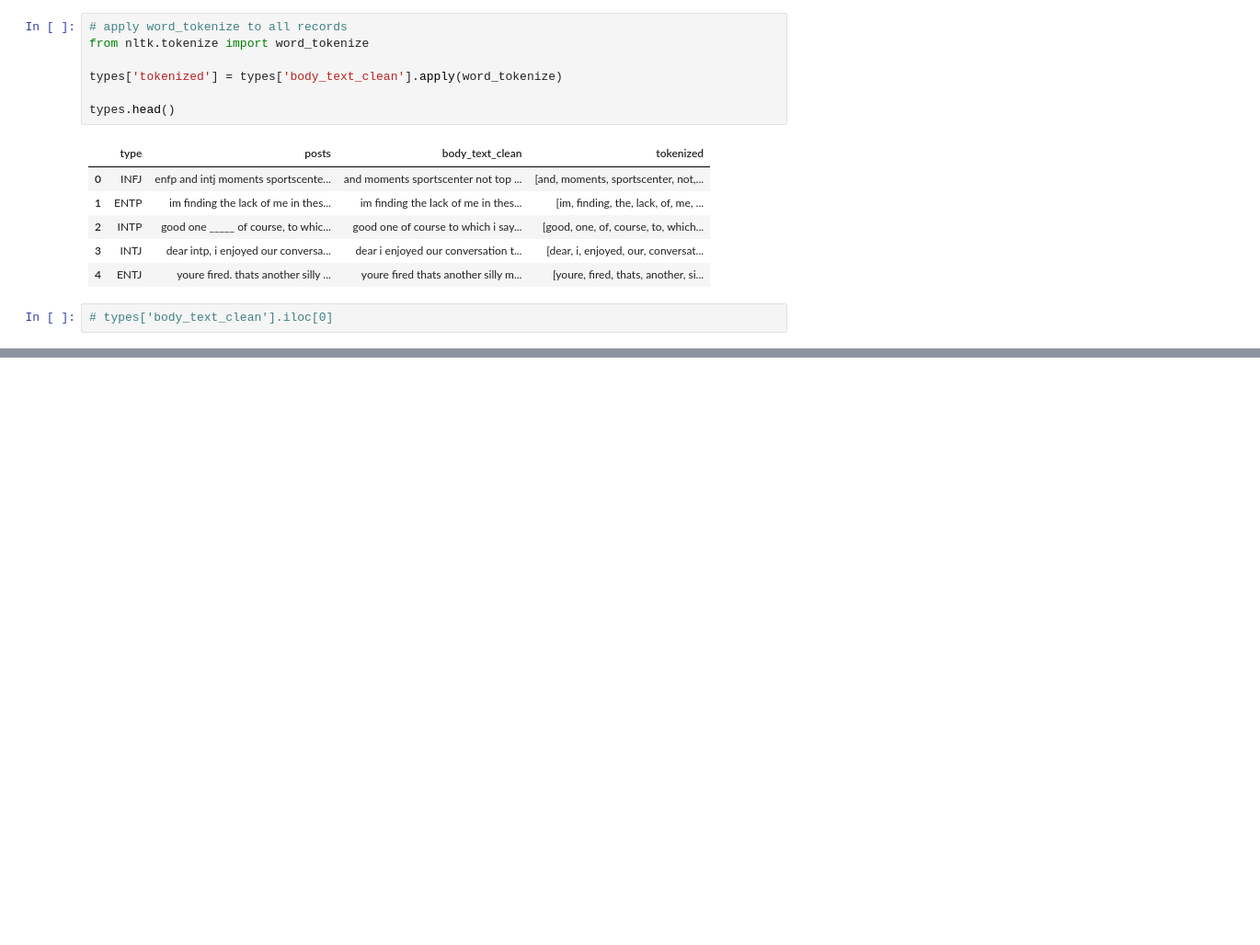
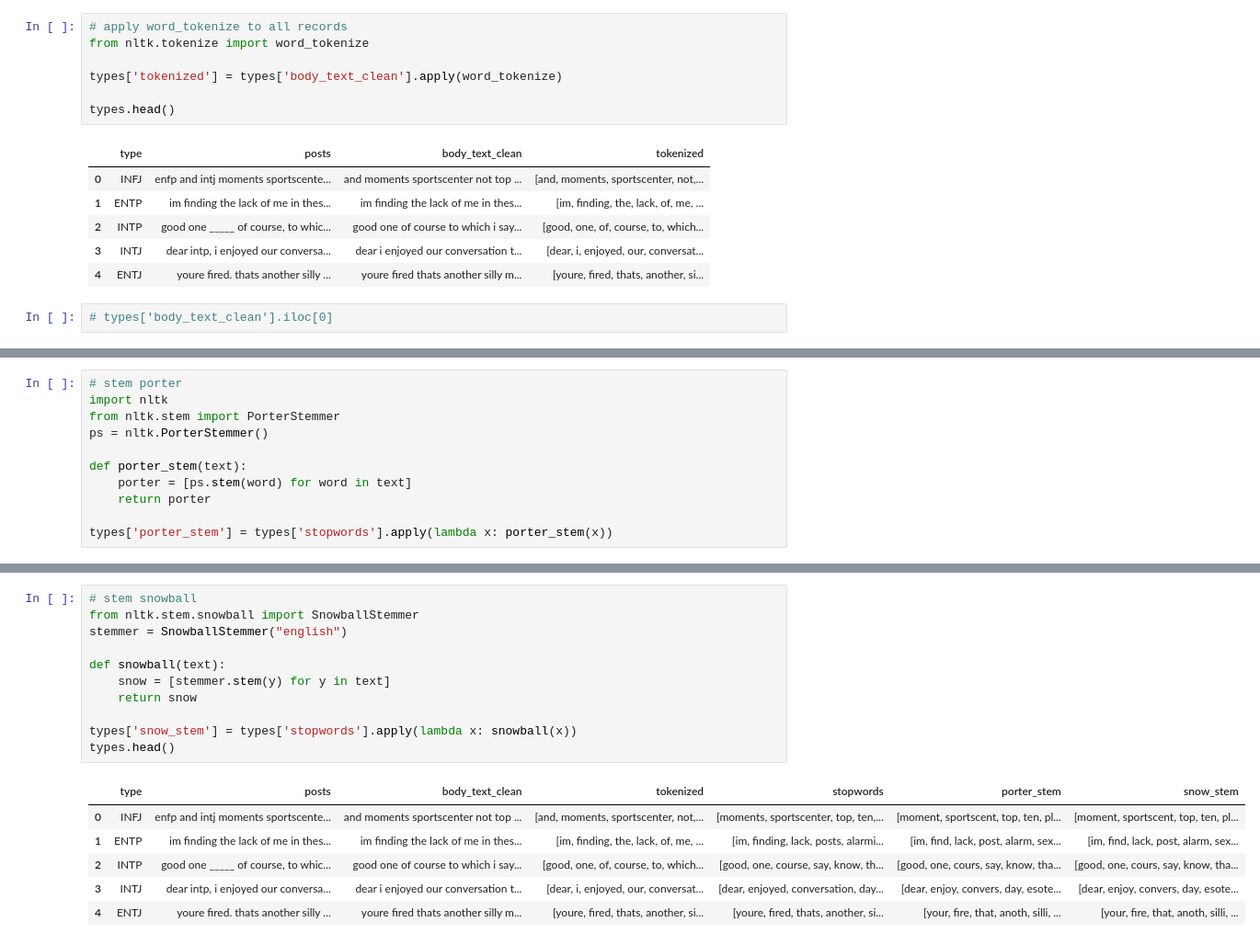
Before and after one commit to andrewzee23/personality_prediction, a Jupyter notebook: melissa/data_cleaning_1.ipynb, the cells around one changed output, grey strips where cells are left out. Shown at 92% size. Cells and saved outputs as stored; diff of their text form; blank space fills up the shorter version.

```diff
--- a/melissa/data_cleaning_1.ipynb
+++ b/melissa/data_cleaning_1.ipynb
@@ -195,0 +182,11 @@ types.head()
+# %%
+# stem porter
+import nltk
+from nltk.stem import PorterStemmer
+ps = nltk.PorterStemmer()
+
+def porter_stem(text):
+    porter = [ps.stem(word) for word in text]
+    return porter
+
+types['porter_stem'] = types['stopwords'].apply(lambda x: porter_stem(x))
@@ -195,0 +202,18 @@ types.head()
+# %%
+# stem snowball
+from nltk.stem.snowball import SnowballStemmer
+stemmer = SnowballStemmer("english")
+
+def snowball(text):
+    snow = [stemmer.stem(y) for y in text]
+    return snow
+
+types['snow_stem'] = types['stopwords'].apply(lambda x: snowball(x))
+types.head()
+# %% [output]
+|  | type | posts | body_text_clean | tokenized | stopwords | porter_stem | snow_stem |
+| 0 | INFJ | enfp and intj moments sportscente... | and moments sportscenter not top ... | [and, moments, sportscenter, not,... | [moments, sportscenter, top, ten,... | [moment, sportscent, top, ten, pl... | [moment, sportscent, top, ten, pl... |
+| 1 | ENTP | im finding the lack of me in thes... | im finding the lack of me in thes... | [im, finding, the, lack, of, me, ... | [im, finding, lack, posts, alarmi... | [im, find, lack, post, alarm, sex... | [im, find, lack, post, alarm, sex... |
+| 2 | INTP | good one _____ of course, to whic... | good one of course to which i say... | [good, one, of, course, to, which... | [good, one, course, say, know, th... | [good, one, cours, say, know, tha... | [good, one, cours, say, know, tha... |
+| 3 | INTJ | dear intp, i enjoyed our conversa... | dear i enjoyed our conversation t... | [dear, i, enjoyed, our, conversat... | [dear, enjoyed, conversation, day... | [dear, enjoy, convers, day, esote... | [dear, enjoy, convers, day, esote... |
+| 4 | ENTJ | youre fired. thats another silly ... | youre fired thats another silly m... | [youre, fired, thats, another, si... | [youre, fired, thats, another, si... | [your, fire, that, anoth, silli, ... | [your, fire, that, anoth, silli, ... |
```
Also changed, not shown: parts of 9 cells of this notebook.
